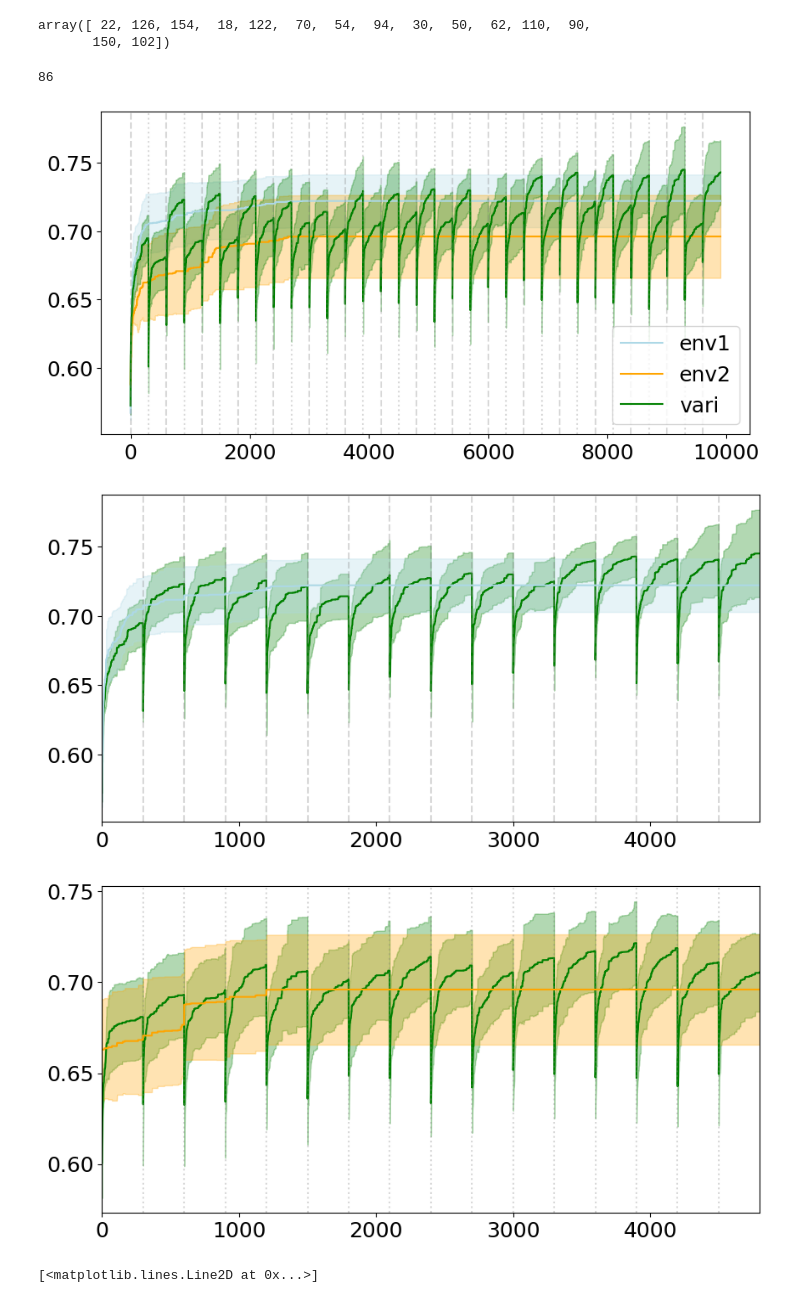
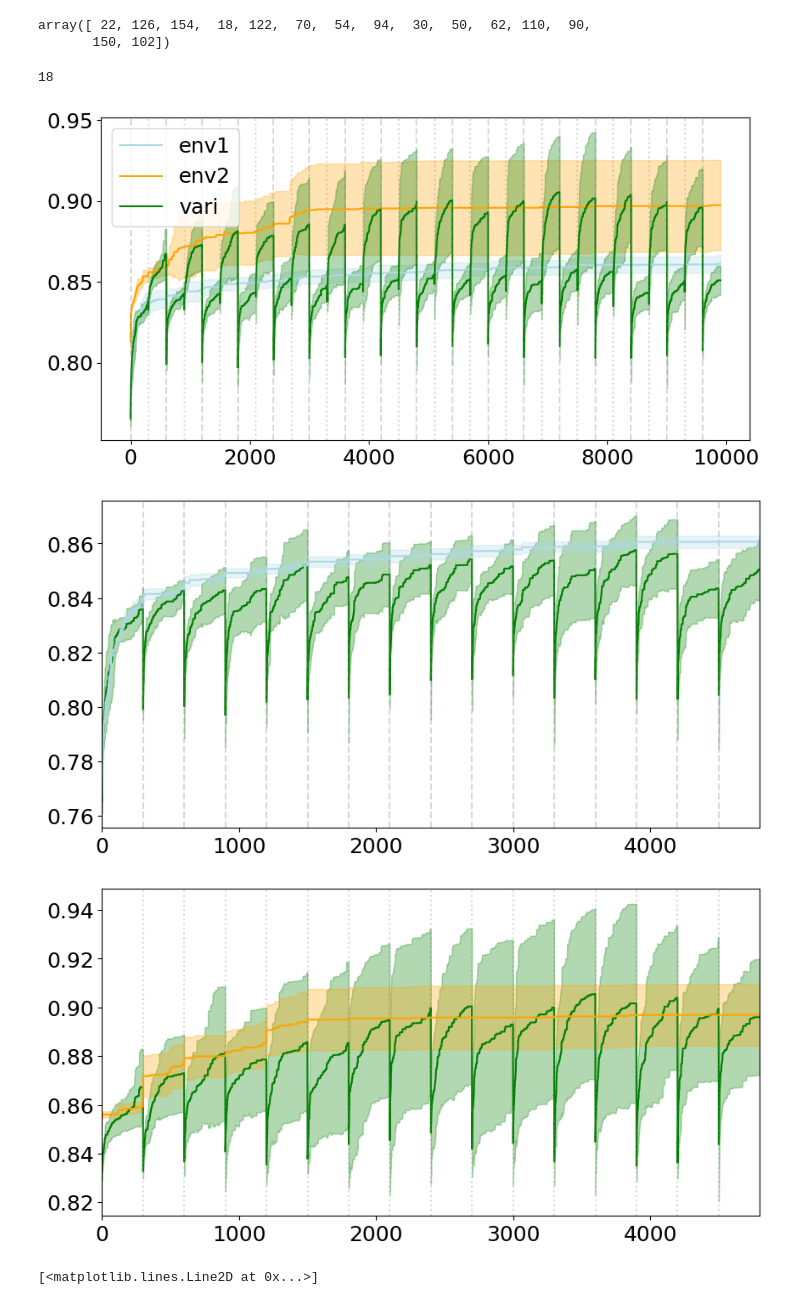
Before and after one commit to Cpetak/CA_GRN2, a Jupyter notebook: variable_maxave.ipynb, the cells around one changed output. Saved outputs shown, nothing was run; the diff lists cells and outputs as text; code cells hidden in the pictures.

Commit message:
fixed 95 confidence

```diff
--- a/variable_maxave.ipynb
+++ b/variable_maxave.ipynb
@@ -129,11 +129,13 @@ plt.show()
 # %%
-
-temprules = [102]
+root="~/scratch/detailed_save/mut_blast/"
+temprules = [122]
 tempmetric = "maxfits"
+num_reps = 5
+season_len=300
 fig = plt.figure(figsize=(10,8))
 for rule in temprules:
     print(rule)
-    vari_maxs=[np.loadtxt(os.path.expanduser(root+f"stats_{season_len}_{rule}-{rule}_{seed_ints[0]}-{seed_ints[1]}_{i+1}_{tempmetric}.txt")) for i in range(num_reps)]
+    vari_maxs=[np.loadtxt(os.path.expanduser(root+f"stats_{season_len}_{rule}-{rule}_{149796}-{149796}_{i+1}_{tempmetric}.txt")) for i in range(num_reps)]
     for v in vari_maxs:
         plt.plot(v)
     plt.show()
@@ -148,37 +150,43 @@ array([ 22, 126, 154,  18, 122,  70,  54,  94,  30,  50,  62, 110,  90,
 # %%
 #root="~/Documents/GitHub/CA_GRN2/results_testing_saving/"
 #root="~/Documents/GitHub/CA_GRN2/results_testing_L1_01_good/"
-root="~/all_avemaxs/"
-#root="~/scratch/detailed_save/variable/"
+#root="~/all_avemaxs/"
+root="~/scratch/detailed_save/"
+root_new=root#"~/scratch/detailed_save/mut_blast/"
 season_len = 300
 metric = "maxfits"
-rule = 86
+rule = 18
 seed_ints = [69904,149796]
 num_reps = 5
 
-vari_maxs=[np.loadtxt(os.path.expanduser(root+f"stats_{season_len}_{rule}-{rule}_{seed_ints[0]}-{seed_ints[1]}_{i+1}_{metric}.txt")) for i in range(num_reps)]
+vari_maxs=[np.loadtxt(os.path.expanduser(root_new+f"variable/stats_{season_len}_{rule}-{rule}_{69904}-{149796}_{i+1}_{metric}.txt")) for i in range(num_reps)]
 vari_maxs=[v[:9899] for v in vari_maxs] #so that it is not 100 gens into a new season
 # %%
 print(rule)
 # %% [output]
-86
+18
 # %%
 all_maxs=helper.get_fits([rule,rule], seed_ints, metric, root, season_len, num_reps, exprapolate=True)
 all_maxs=np.array(all_maxs)
 labels=["vari","env1","env2"]
 colors = ["green", "lightblue", "orange"]
+z_value = 1.96  # For a 95% confidence interval
 
 #plot all variable, together
 fig, ax=plt.subplots(nrows=1,ncols=1, figsize=(10, 5),sharex=True) #sharey=True)
 for i,m in enumerate(all_maxs[1:]):
     mean1 = np.mean(m, axis=0)
-    stderr1 = np.std(m, axis=0) #/ np.sqrt(num_reps)
-    ax.fill_between(range(len(mean1)), mean1 - stderr1, mean1 + stderr1, alpha=0.3, color = colors[1:][i])
+    stderr1 = np.std(m, axis=0) / np.sqrt(num_reps)
+    ci_upper = mean1 + z_value * stderr1
+    ci_lower = mean1 - z_value * stderr1
+    ax.fill_between(range(len(mean1)), ci_lower, ci_upper, alpha=0.3, color = colors[1:][i])
     ax.plot(mean1, "-", label=labels[1:][i], color = colors[1:][i])
 m=vari_maxs #all_maxs[0]
 mean1 = np.mean(m, axis=0)
-stderr1 = np.std(m, axis=0) #/ np.sqrt(num_reps)
-ax.fill_between(range(len(mean1)), mean1 - stderr1, mean1 + stderr1, alpha=0.3,color=colors[0])
+stderr1 = np.std(m, axis=0) / np.sqrt(num_reps)
+ci_upper = mean1 + z_value * stderr1
+ci_lower = mean1 - z_value * stderr1
+ax.fill_between(range(len(mean1)), ci_lower, ci_upper, alpha=0.3,color=colors[0])
 ax.plot(mean1, "-", label= labels[0], color=colors[0])
 #ax.set_xlim(1000,1700)
 ax.legend()
@@ -218,42 +226,46 @@ season2_std = np.reshape(season2_std, (season2_std.shape[0]*season2_std.shape[1]
 #chunk the statics too
 chunked_gens1 = np.array([x for xs in chunked_gens1 for x in xs])
 chunked_gens2 = np.array([x for xs in chunked_gens2 for x in xs])
 
 fig, ax=plt.subplots(nrows=1,ncols=1, figsize=(10, 5),sharex=True) #sharey=True)
 ax.plot(season1,color=colors[0])
-ax.fill_between(range(len(season1)), season1 - season1_std, season1 + season1_std, alpha=0.3,color=colors[0])
+ax.fill_between(range(len(season1)), season1 - z_value*season1_std, season1 + z_value*season1_std, alpha=0.3,color=colors[0])
 for j in range(0, len(season1), season_len):
     if j % (season_len * 2) == 0:
         ax.axvline(j, linestyle="--", color="gray", alpha=0.3)
     else:
         ax.axvline(j, linestyle="--", color="gray", alpha=0.3)
 mean1 = np.mean(all_maxs[1][:, chunked_gens1], axis=0) #all reps, only chunked gens
-stderr1 = np.std(all_maxs[1][:, chunked_gens1], axis=0) #/ np.sqrt(num_reps)
-ax.fill_between(range(len(mean1)), mean1 - stderr1, mean1 + stderr1, alpha=0.3, color = colors[1])
+stderr1 = np.std(all_maxs[1][:, chunked_gens1], axis=0) / np.sqrt(num_reps)
+ci_upper = mean1 + z_value * stderr1
+ci_lower = mean1 - z_value * stderr1
+ax.fill_between(range(len(mean1)), ci_lower, ci_upper, alpha=0.3, color = colors[1])
 ax.plot(mean1, "-", label=labels[1], color = colors[1])
 plt.xlim(0, len(season1))
 #plt.ylim(0.8,0.9)
 plt.show()
 
 fig, ax=plt.subplots(nrows=1,ncols=1, figsize=(10, 5),sharex=True) #sharey=True)
 ax.plot(season2,color=colors[0])
-ax.fill_between(range(len(season2)), season2 - season2_std, season2 + season2_std, alpha=0.3,color=colors[0])
+ax.fill_between(range(len(season2)), season2 - z_value*season2_std, season2 + z_value*season2_std, alpha=0.3,color=colors[0])
 for j in range(0, len(season2), season_len):
     if j % (season_len * 2) == 0:
         ax.axvline(j, linestyle=":", color="gray", alpha=0.3)
     else:
         ax.axvline(j, linestyle=":", color="gray", alpha=0.3)
 mean1 = np.mean(all_maxs[2][:, chunked_gens2], axis=0)
-stderr1 = np.std(all_maxs[2][:, chunked_gens2], axis=0) #/ np.sqrt(num_reps)
-ax.fill_between(range(len(mean1)), mean1 - stderr1, mean1 + stderr1, alpha=0.3, color = colors[2])
+stderr1 = np.std(all_maxs[2][:, chunked_gens2], axis=0) / np.sqrt(num_reps)
+ci_upper = mean1 + z_value * stderr1
+ci_lower = mean1 - z_value * stderr1
+ax.fill_between(range(len(mean1)), ci_lower, ci_upper, alpha=0.3, color = colors[2])
 ax.plot(mean1, "-", label=labels[2], color = colors[2])
 plt.xlim(0, len(season1))
 #plt.ylim(0.9,1)
 plt.show()
 # %% [output]
-[figure, old version]
+[figure, new version]
-[figure, old version]
+[figure, new version]
-[figure, old version]
+[figure, new version]
 # %%
 root = "~/Documents/GitHub/CA_GRN2/results_testing_saving/"
 avail_metrics = ["avefits","maxfits","beststd","spec_pheno_stds", "pheno_stds","geno_stds"]
```
Also changed, not shown: parts of 3 cells of this notebook, 4 other files.
